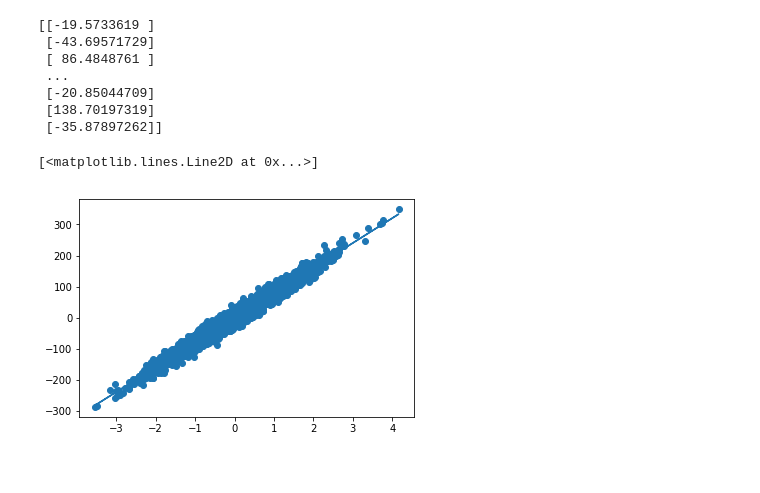
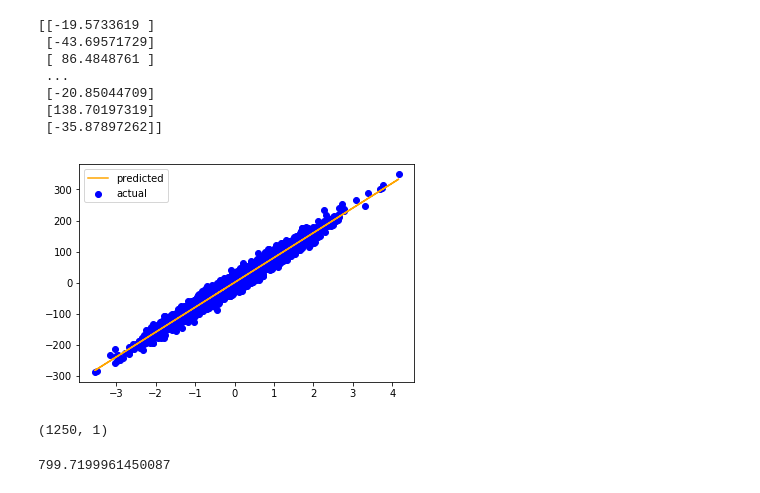
Before and after one commit to SachinSouravJha/Machine-Learning-Basics, a Jupyter notebook: Linear Regression Challenge.ipynb, the cells around one changed output. Drawn from its saved outputs; the diff is of its cells as text; code cells hidden in the pictures.

```diff
--- a/Linear Regression Challenge.ipynb
+++ b/Linear Regression Challenge.ipynb
@@ -83,8 +83,21 @@ print(y_)
  [138.70197319]
  [-35.87897262]]
 # %%
-plt.scatter(x,y)
-plt.plot(x,y_)
+plt.scatter(x,y,color="blue",label="actual")
+plt.plot(x,y_,color="orange",label="predicted")
+plt.legend()
+plt.show()
 # %% [output]
-[<matplotlib.lines.Line2D at 0x...>]
-[figure, old version]
+[figure, new version]
+# %%
+x5=pd.read_csv("Linear_X_Test.csv")
+xt=x5.values
+yt=hypothesis(xt,theta)
+yt.shape
+# %% [output]
+(1250, 1)
+# %%
+z=hypothesis(10,theta)
+print(z)
+# %% [output]
+799.7199961450087
```
